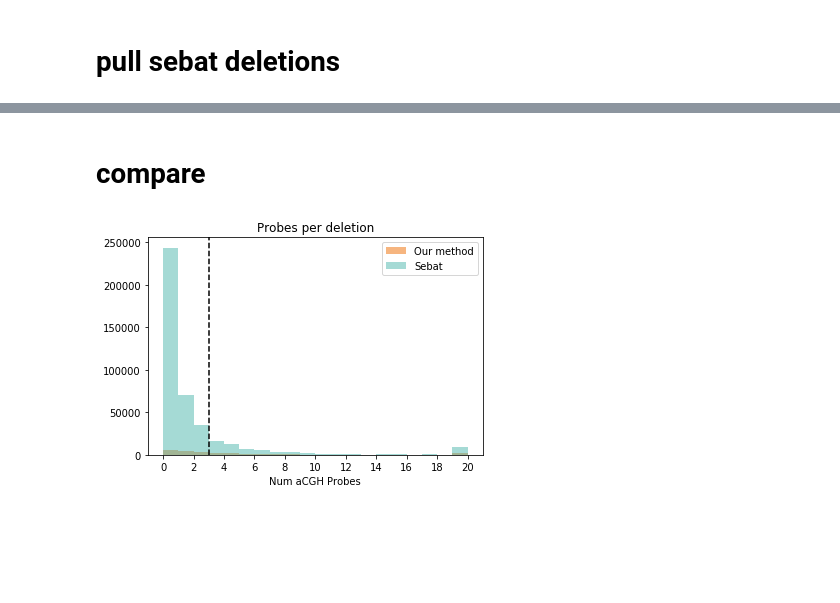
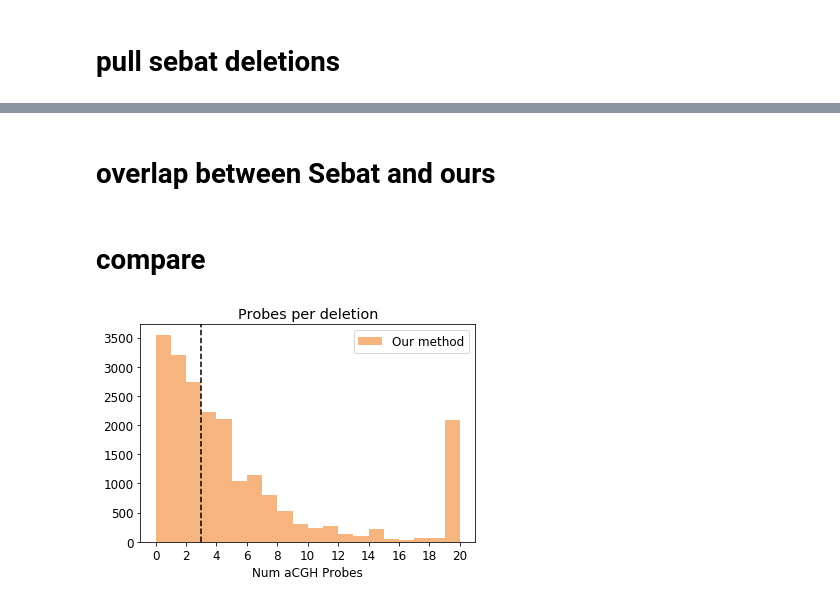
Before and after one commit to kpaskov/PhasingFamilies, a Jupyter notebook: validation/aCGH.ipynb, the cells around one changed output, grey strips where cells are left out. Saved outputs shown, nothing was run; the diff lists cells and outputs as text; code cells hidden in the pictures; blank space fills up the shorter version.

```diff
--- a/validation/aCGH.ipynb
+++ b/validation/aCGH.ipynb
@@ -56,9 +59,9 @@ children 1037
 # %%
 # pull deletions
 deletions = []
-with open('../phased_ssc_del/deletions.json') as f:
+with open('../phased_ssc_del_qs/deletions.json') as f:
     for d in json.load(f):
-        if d['is_inherited']:
+        if d['is_inherited'] and not d['is_hts']:
             for child in d['trans']:
                 if '%s_num_markers_aCGH' % ssc_old_id_to_new_id.get(child, child) in d:
                     deletions.append({
@@ -76,9 +79,10 @@ with open('../phased_ssc_del/deletions.json') as f:
                                 'father': ssc_old_id_to_new_id[d['father']],
                                 'is_inherited': d['is_inherited'],
                                 'is_denovo': d['is_denovo'],
-                                'num_markers': d['num_markers'],
+                                #'num_markers': d['num_markers'],
                                 'num_markers_aCGH': d['%s_num_markers_aCGH' % ssc_old_id_to_new_id.get(child, child)],
-                                'med_aCGH': d['%s_med_aCGH' % ssc_old_id_to_new_id.get(child, child)]
+                                'med_aCGH': d['%s_med_aCGH' % ssc_old_id_to_new_id.get(child, child)],
+                                'quality_score': None if 'quality_score' not in d else d['quality_score']
                         })
 print(len(deletions))
 # %% [output]
@@ -128,8 +163,8 @@ remaining deletions 426123
 # %%
 #remove deletions <100bp
-deletions = [d for d in deletions if d['length']>=100]
+deletions = [d for d in deletions if d['length']>=1000]
 print('remaining deletions', len(deletions))
 
-sebat_deletions = [d for d in sebat_deletions if d['length']>=100]
-print('remaining deletions', len(sebat_deletions))
+#sebat_deletions = [d for d in sebat_deletions if d['length']>=1000]
+#print('remaining deletions', len(sebat_deletions))
 # %% [output]
@@ -174,0 +274,16 @@ remaining deletions 411874
+# %%
+with open('../data/hg19.trf.bed', 'r') as f:
+    for line in f:
+        pieces = line.strip().split()
+        chrom = pieces[0][3:]
+        start_pos = int(pieces[1])
+        end_pos = int(pieces[2])
+
+        chrom_to_interval_starts[chrom].append(start_pos)
+        chrom_to_interval_ends[chrom].append(end_pos)
+        chrom_to_region_types[chrom].append('TRF')
+
+for chrom in [str(x) for x in range(1, 23)]:
+    chrom_to_interval_starts[chrom] = np.array(chrom_to_interval_starts[chrom])
+    chrom_to_interval_ends[chrom] = np.array(chrom_to_interval_ends[chrom])
+    print(Counter(chrom_to_region_types[chrom]))
@@ -174,0 +476,2 @@ remaining deletions 411874
+# %% [markdown]
+# overlap between Sebat and ours
@@ -175,15 +523,18 @@ remaining deletions 411874
 # %% [markdown]
 # compare
+# %%
+num_markers = np.array([d['num_markers_aCGH'] for d in deletions])
+#sebat_num_markers = np.array([d['num_markers_aCGH'] for d in sebat_deletions])
 # %%
-plt.hist(np.clip([d['num_markers_aCGH'] for d in deletions], 0, 20),
+plt.hist(np.clip(num_markers, 0, 20),
          alpha=0.5, bins=np.arange(0, 21, 1), color=colors[0], label='Our method')
-plt.hist(np.clip([d['num_markers_aCGH'] for d in sebat_deletions], 0, 20),
-         alpha=0.5, bins=np.arange(0, 21, 1), color=colors[1], label='Sebat')
+#plt.hist(np.clip(sebat_num_markers, 0, 20),
+#         alpha=0.5, bins=np.arange(0, 21, 1), color=colors[1], label='Sebat')
 plt.legend()
 plt.axvline(3, color='black', linestyle='--')
 plt.xticks(np.arange(0, 21, 2))
 plt.xlabel('Num aCGH Probes')
 plt.title('Probes per deletion')
 plt.show()
 # %% [output]
-[figure, old version]
+[figure, new version]
```
Also changed, not shown: parts of 52 cells of this notebook, 11 other files.
